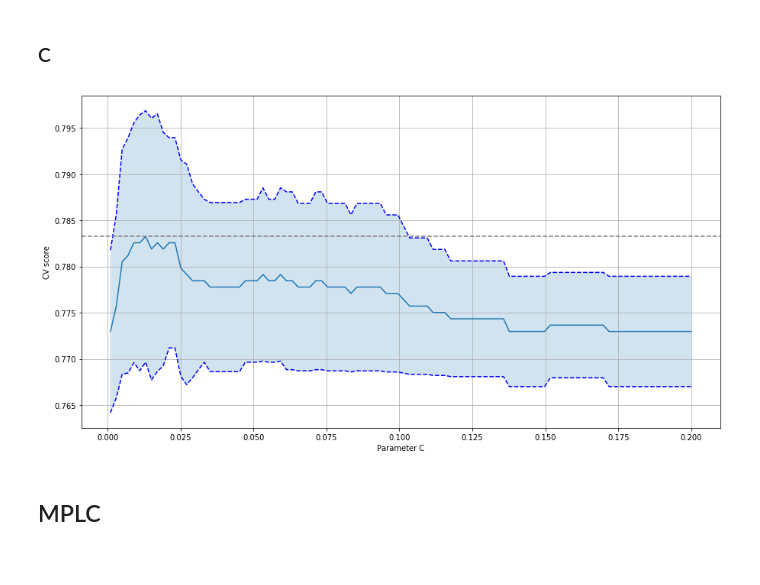
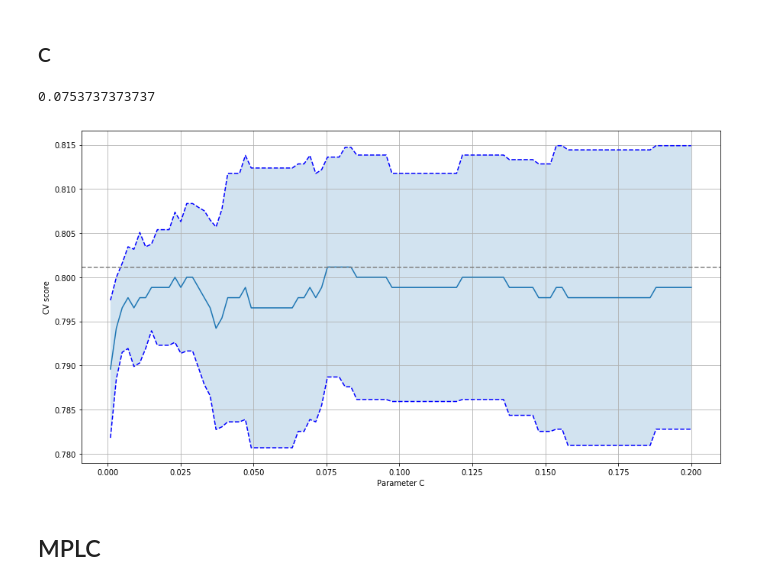
Before and after one commit to ADCryptoSolutions/adcb, a Jupyter notebook: parameter_optimization.ipynb, the cells around one changed output. Drawn from its saved outputs; the diff is of its cells as text; code cells hidden in the pictures.

```diff
--- a/parameter_optimization.ipynb
+++ b/parameter_optimization.ipynb
@@ -343,18 +351,18 @@ plt.show()
 # %% [markdown]
 ### n_estimators
 # %%
-random_forest = RandomForestClassifier()
+random_forest = RandomForestClassifier(random_state=0)
 
 parameter = "n_estimators"
-alphas = range(1,50)
+alphas = range(1,100)
 tuned_parameters = [{parameter: alphas}]
-n_folds = 3
 
 clf = GridSearchCV(random_forest, tuned_parameters, cv=n_folds, refit=False, n_jobs=-1)
 clf.fit(X, y)
 scores = clf.cv_results_['mean_test_score']
 scores_std = clf.cv_results_['std_test_score']
 
+print alphas[np.argmax(scores)]
 plt.plot(alphas, scores)
 std_error = scores_std / np.sqrt(n_folds)
 plt.plot(alphas, scores + std_error, 'b--')
@@ -377,13 +386,13 @@ plt.show()
 parameter = "max_depth"
 alphas = range(1,10)
 tuned_parameters = [{parameter: alphas}]
-n_folds = 3
 
 clf = GridSearchCV(random_forest, tuned_parameters, cv=n_folds, refit=False, n_jobs=-1)
 clf.fit(X, y)
 scores = clf.cv_results_['mean_test_score']
 scores_std = clf.cv_results_['std_test_score']
 
+print alphas[np.argmax(scores)]
 plt.plot(alphas, scores)
 std_error = scores_std / np.sqrt(n_folds)
 plt.plot(alphas, scores + std_error, 'b--')
@@ -404,10 +414,10 @@ plt.show()
 ### min_samples_split
 # %%
 parameter = "min_samples_split"
-alphas = range(50,100)
+alphas = range(10,100)
 tuned_parameters = [{parameter: alphas}]
-n_folds = 3
 
+print alphas[np.argmax(scores)]
 clf = GridSearchCV(random_forest, tuned_parameters, cv=n_folds, refit=False, n_jobs=-1)
 clf.fit(X, y)
 scores = clf.cv_results_['mean_test_score']
@@ -435,13 +446,13 @@ plt.show()
 parameter = "min_samples_leaf"
 alphas = range(1,100)
 tuned_parameters = [{parameter: alphas}]
-n_folds = 3
 
 clf = GridSearchCV(random_forest, tuned_parameters, cv=n_folds, refit=False, n_jobs=-1)
 clf.fit(X, y)
 scores = clf.cv_results_['mean_test_score']
 scores_std = clf.cv_results_['std_test_score']
 
+print alphas[np.argmax(scores)]
 plt.plot(alphas, scores)
 std_error = scores_std / np.sqrt(n_folds)
 plt.plot(alphas, scores + std_error, 'b--')
@@ -465,32 +477,33 @@ plt.show()
 # %%
 logreg = LogisticRegression()
 
 parameter = "C"
 alphas = np.linspace(0.001,0.2,100)
 tuned_parameters = [{parameter: alphas}]
-n_folds = 3
 
 clf = GridSearchCV(logreg, tuned_parameters, cv=n_folds, refit=False, n_jobs=-1)
 clf.fit(X, y)
 scores = clf.cv_results_['mean_test_score']
 scores_std = clf.cv_results_['std_test_score']
 
+print alphas[np.argmax(scores)]
 plt.plot(alphas, scores)
 std_error = scores_std / np.sqrt(n_folds)
 plt.plot(alphas, scores + std_error, 'b--')
 plt.plot(alphas, scores - std_error, 'b--')
 std_error = scores_std / np.sqrt(n_folds)
 plt.fill_between(alphas, scores + std_error, scores - std_error, alpha=0.2)
 locs, labels = plt.yticks()
 #plt.yticks(locs, list(map(lambda x: "%g" % x, locs)))
 plt.axhline(np.max(scores), linestyle='--', color='.5')
 plt.ylabel('CV score')
 plt.xlabel('Parameter %s'%parameter)
 plt.grid()
 #plt.ylim(0, 1.1)
 plt.show()
 # %% [output]
+0.0753737373737
-[figure, old version]
+[figure, new version]
 # %% [markdown]
 ## MPLC
 # %% [markdown]
```
Also changed, not shown: parts of 22 cells of this notebook, 7 other files.
